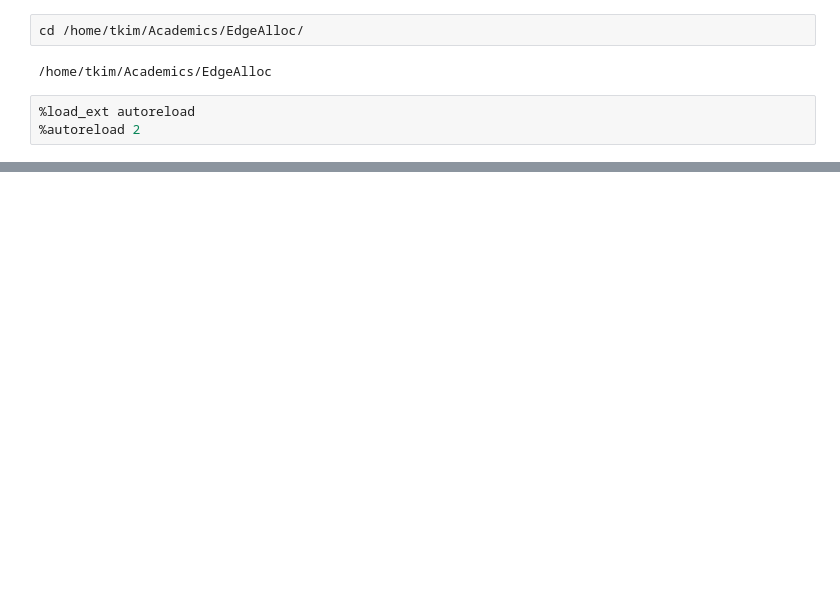
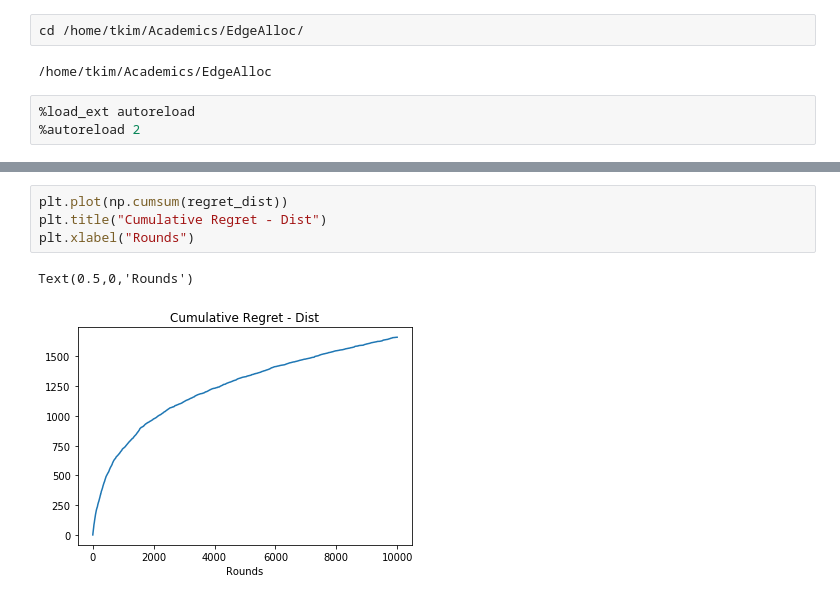
Before and after one commit to tj-kim/EdgeAlloc, a Jupyter notebook: notebooks/23_03_12 Dist Naive UCB.ipynb, the cells around one changed output, grey strips where cells are left out. Cells and saved outputs as stored; diff of their text form; blank space fills up the shorter version.

```diff
--- a/notebooks/23_03_12 Dist Naive UCB.ipynb
+++ b/notebooks/23_03_12 Dist Naive UCB.ipynb
@@ -59,0 +98,7 @@ plt.scatter(x, y)
+# %%
+plt.plot(np.cumsum(regret_dist))
+plt.title("Cumulative Regret - Dist")
+plt.xlabel("Rounds")
+# %% [output]
+Text(0.5,0,'Rounds')
+[figure, added]
```
Also changed, not shown: parts of 8 cells of this notebook, 6 other files.
